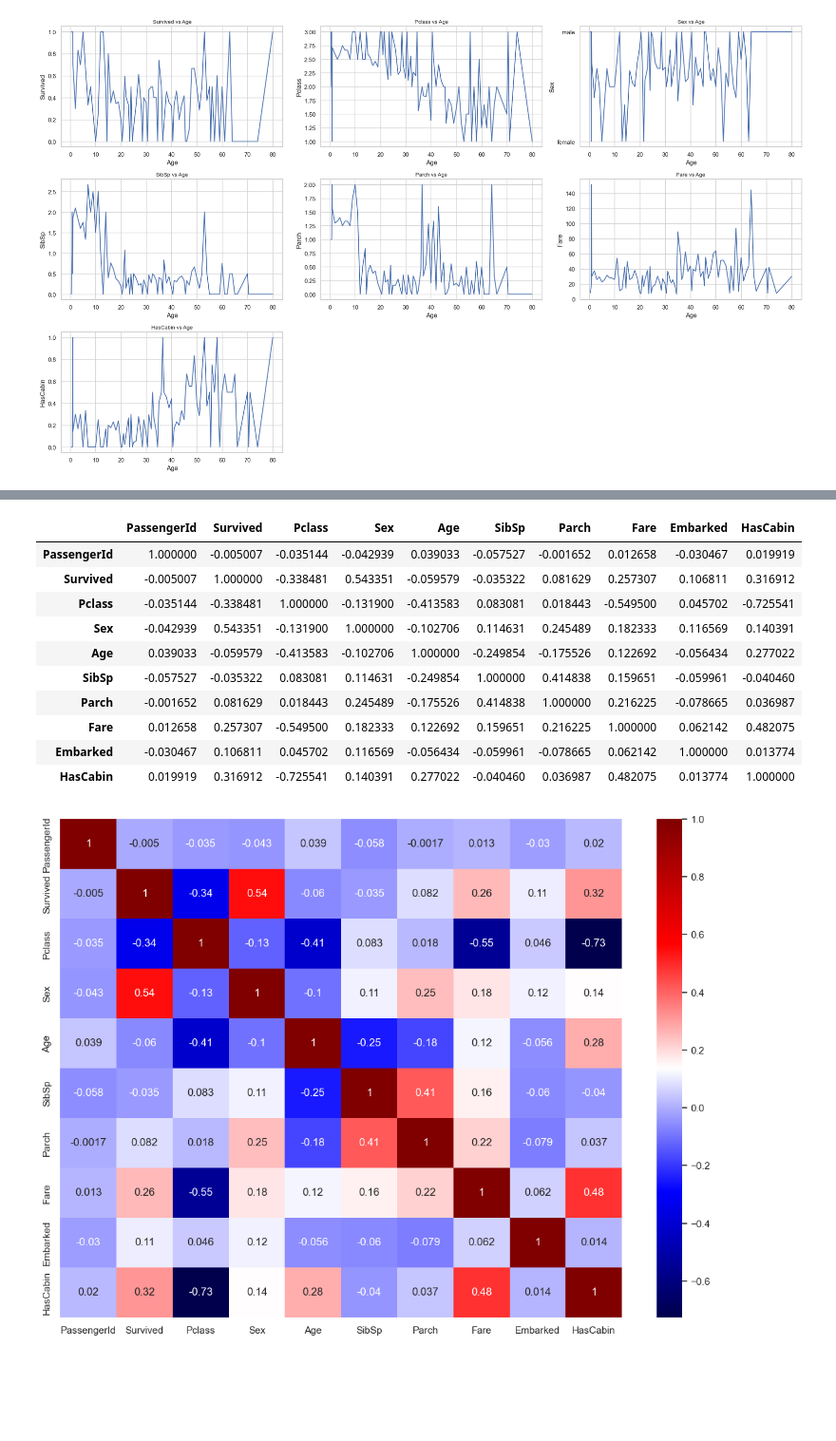
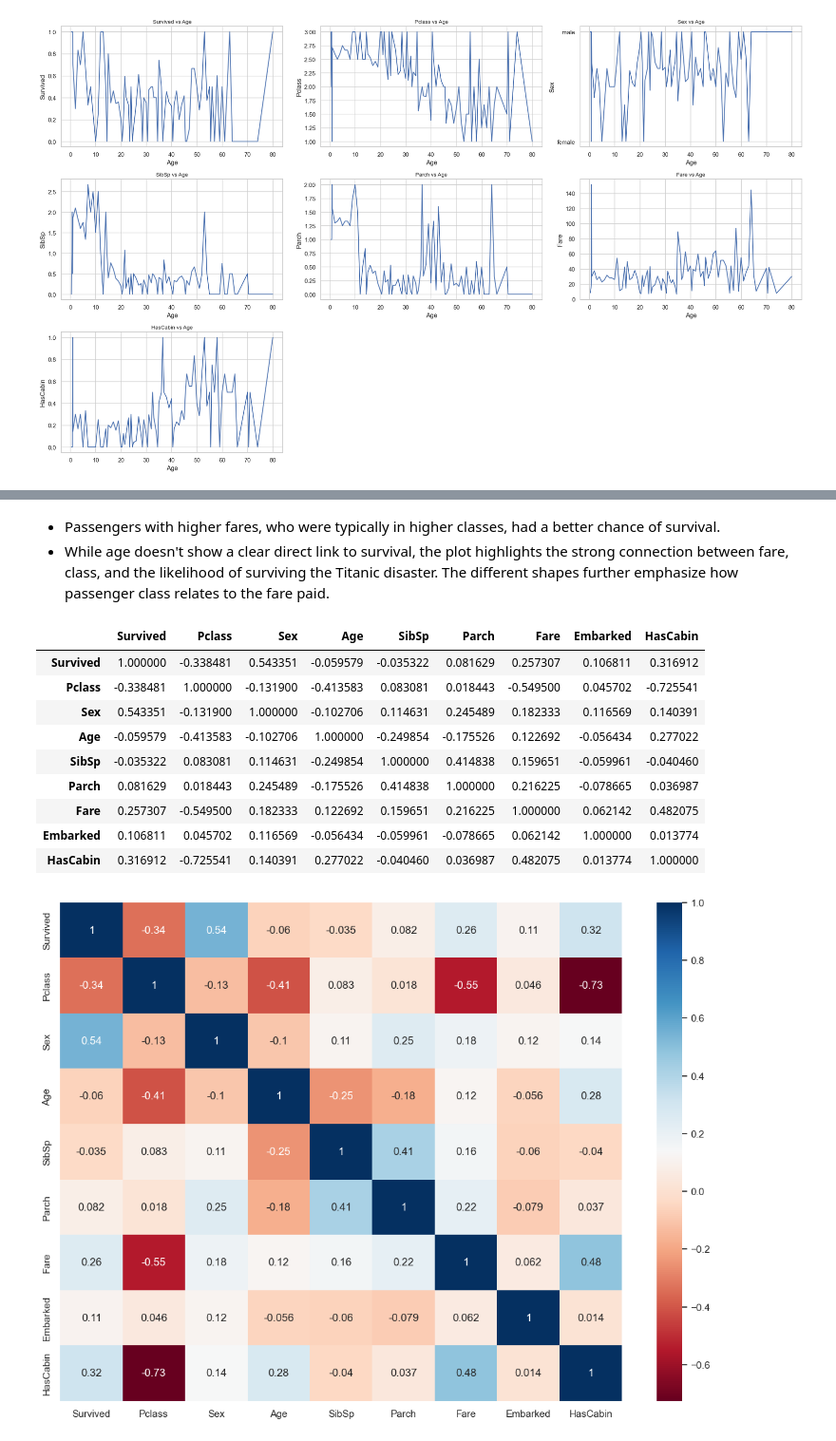
Before and after one commit to GClark89/Titanic, a Jupyter notebook: EDA.ipynb, the cells around one changed output, grey strips where cells are left out. Shown at 95% size. Saved outputs shown, nothing was run; the diff lists cells and outputs as text; code cells hidden in the pictures; blank space fills up the shorter version.

```diff
--- a/EDA.ipynb
+++ b/EDA.ipynb
@@ -49,8 +49,6 @@ import seaborn as sns
 
 file_path = r"/Users/sa8/Desktop/Titanic/csv_data/train.csv"
 
+df = pd.read_csv(file_path)
 
-train_data = pd.read_csv(file_path)
-
-
-df = train_data
+df.columns
@@ -132,6 +127,9 @@ df['HasCabin'] = df['Cabin'].apply(lambda x: 0 if pd.isnull(x) else 1)
 
 # Fill missing 'Embarked' values with the most common port (mode) where passengers boarded
 df['Embarked'].fillna(df['Embarked'].mode()[0], inplace=True)
+
+#Since we have the HasCabin column lets drop the Cabin column
+df = df.drop(columns=["Cabin"])
 # %% [output]
 The behavior will change in pandas 3.0. This inplace method will never work because the intermediate object on which we are setting values always behaves as a copy.
 
@@ -418,28 +464,30 @@ plt.show()
+# %% [markdown]
+- Passengers with higher fares, who were typically in higher classes, had a better chance of survival.
+- While age doesn't show a clear direct link to survival, the plot highlights the strong connection between fare, class, and the likelihood of surviving the Titanic disaster. The different shapes further emphasize how passenger class relates to the fare paid.
 # %%
 # Convert 'Sex' and 'Embarked' to numeric first
 df_encoded = df.copy()
 df_encoded['Sex'] = df_encoded['Sex'].map({'male': 0, 'female': 1})
 df_encoded['Embarked'] = df_encoded['Embarked'].map({'S': 0, 'C': 1, 'Q': 2})
 #Dropping this for the correlation heat map
-df_encoded = df_encoded.drop(columns=['AgeGroup', 'Name','Ticket', 'Cabin'])
+df_encoded = df_encoded.drop(columns=['AgeGroup', 'Name','Ticket', 'Cabin','PassengerId'])
 
 
 df_encoded.corr()
 # %% [output]
-|  | PassengerId | Survived | Pclass | Sex | Age | SibSp | Parch | Fare | Embarked | HasCabin |
-| PassengerId | 1.000000 | -0.005007 | -0.035144 | -0.042939 | 0.039033 | -0.057527 | -0.001652 | 0.012658 | -0.030467 | 0.019919 |
-| Survived | -0.005007 | 1.000000 | -0.338481 | 0.543351 | -0.059579 | -0.035322 | 0.081629 | 0.257307 | 0.106811 | 0.316912 |
-| Pclass | -0.035144 | -0.338481 | 1.000000 | -0.131900 | -0.413583 | 0.083081 | 0.018443 | -0.549500 | 0.045702 | -0.725541 |
-| Sex | -0.042939 | 0.543351 | -0.131900 | 1.000000 | -0.102706 | 0.114631 | 0.245489 | 0.182333 | 0.116569 | 0.140391 |
-| Age | 0.039033 | -0.059579 | -0.413583 | -0.102706 | 1.000000 | -0.249854 | -0.175526 | 0.122692 | -0.056434 | 0.277022 |
-| SibSp | -0.057527 | -0.035322 | 0.083081 | 0.114631 | -0.249854 | 1.000000 | 0.414838 | 0.159651 | -0.059961 | -0.040460 |
-| Parch | -0.001652 | 0.081629 | 0.018443 | 0.245489 | -0.175526 | 0.414838 | 1.000000 | 0.216225 | -0.078665 | 0.036987 |
-| Fare | 0.012658 | 0.257307 | -0.549500 | 0.182333 | 0.122692 | 0.159651 | 0.216225 | 1.000000 | 0.062142 | 0.482075 |
-| Embarked | -0.030467 | 0.106811 | 0.045702 | 0.116569 | -0.056434 | -0.059961 | -0.078665 | 0.062142 | 1.000000 | 0.013774 |
-| HasCabin | 0.019919 | 0.316912 | -0.725541 | 0.140391 | 0.277022 | -0.040460 | 0.036987 | 0.482075 | 0.013774 | 1.000000 |
+|  | Survived | Pclass | Sex | Age | SibSp | Parch | Fare | Embarked | HasCabin |
+| Survived | 1.000000 | -0.338481 | 0.543351 | -0.059579 | -0.035322 | 0.081629 | 0.257307 | 0.106811 | 0.316912 |
+| Pclass | -0.338481 | 1.000000 | -0.131900 | -0.413583 | 0.083081 | 0.018443 | -0.549500 | 0.045702 | -0.725541 |
+| Sex | 0.543351 | -0.131900 | 1.000000 | -0.102706 | 0.114631 | 0.245489 | 0.182333 | 0.116569 | 0.140391 |
+| Age | -0.059579 | -0.413583 | -0.102706 | 1.000000 | -0.249854 | -0.175526 | 0.122692 | -0.056434 | 0.277022 |
+| SibSp | -0.035322 | 0.083081 | 0.114631 | -0.249854 | 1.000000 | 0.414838 | 0.159651 | -0.059961 | -0.040460 |
+| Parch | 0.081629 | 0.018443 | 0.245489 | -0.175526 | 0.414838 | 1.000000 | 0.216225 | -0.078665 | 0.036987 |
+| Fare | 0.257307 | -0.549500 | 0.182333 | 0.122692 | 0.159651 | 0.216225 | 1.000000 | 0.062142 | 0.482075 |
+| Embarked | 0.106811 | 0.045702 | 0.116569 | -0.056434 | -0.059961 | -0.078665 | 0.062142 | 1.000000 | 0.013774 |
+| HasCabin | 0.316912 | -0.725541 | 0.140391 | 0.277022 | -0.040460 | 0.036987 | 0.482075 | 0.013774 | 1.000000 |
 # %%
 plt.figure(figsize=(14,10))
-sns.heatmap(df_encoded.corr(), annot=True, cmap= 'seismic')
+sns.heatmap(df_encoded.corr(), annot=True, cmap= 'RdBu')
 plt.show()
 # %% [output]
-[figure, old version]
+[figure, new version]
```
Also changed, not shown: parts of 19 cells of this notebook, 2 other files.
